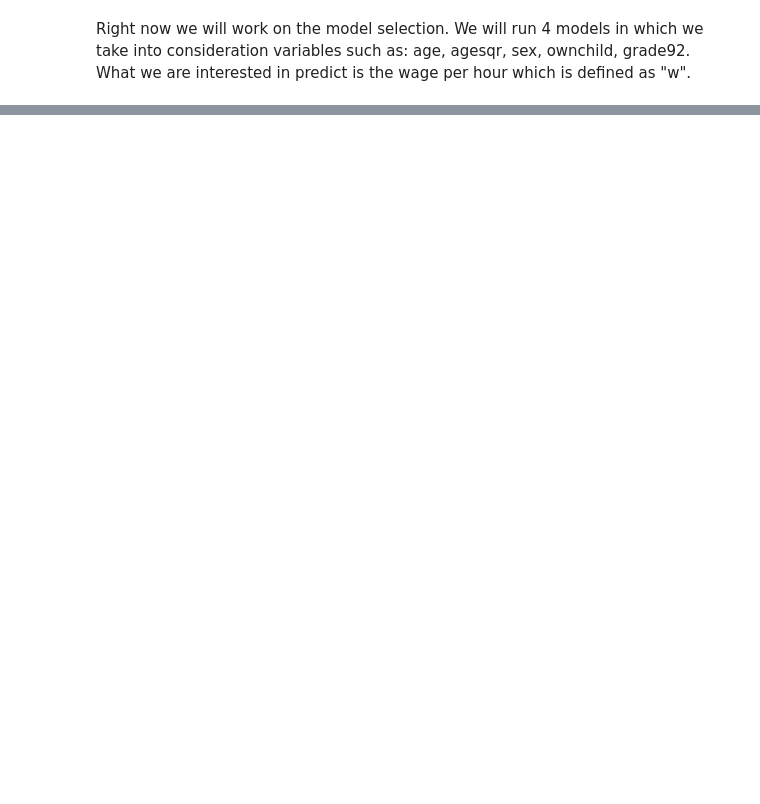
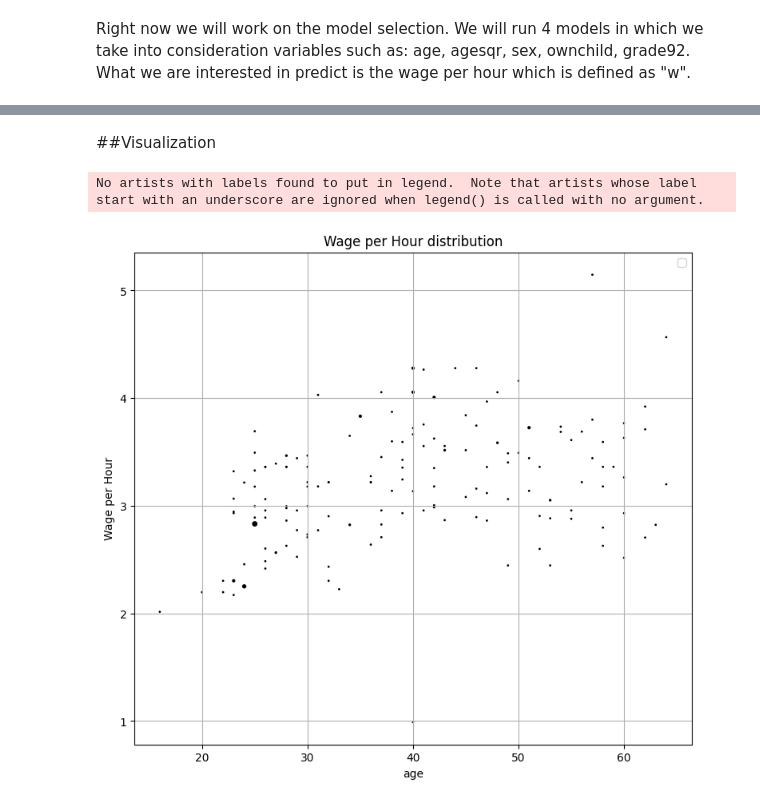
Before and after one commit to Jacopo21/EarningxOccupation, a Jupyter notebook: HM1/earnings.ipynb, the cells around one changed output, grey strips where cells are left out. Saved outputs shown, nothing was run; the diff lists cells and outputs as text; code cells hidden in the pictures; blank space fills up the shorter version.

```diff
--- a/HM1/earnings.ipynb
+++ b/HM1/earnings.ipynb
@@ -309,0 +427,14 @@ pd.DataFrame(
+# %% [markdown]
+##Visualization
+# %%
+plt.figure(figsize=(9, 8))
+plt.scatter(data['age'], data['lnw'], data["race"], color='black')
+plt.title("Wage per Hour distribution")
+plt.xlabel('age')
+plt.ylabel('Wage per Hour')
+plt.legend()
+plt.grid(True)
+plt.show()
+# %% [output]
+No artists with labels found to put in legend.  Note that artists whose label start with an underscore are ignored when legend() is called with no argument.
+[figure, added]
```
Also changed, not shown: parts of 18 cells of this notebook.
